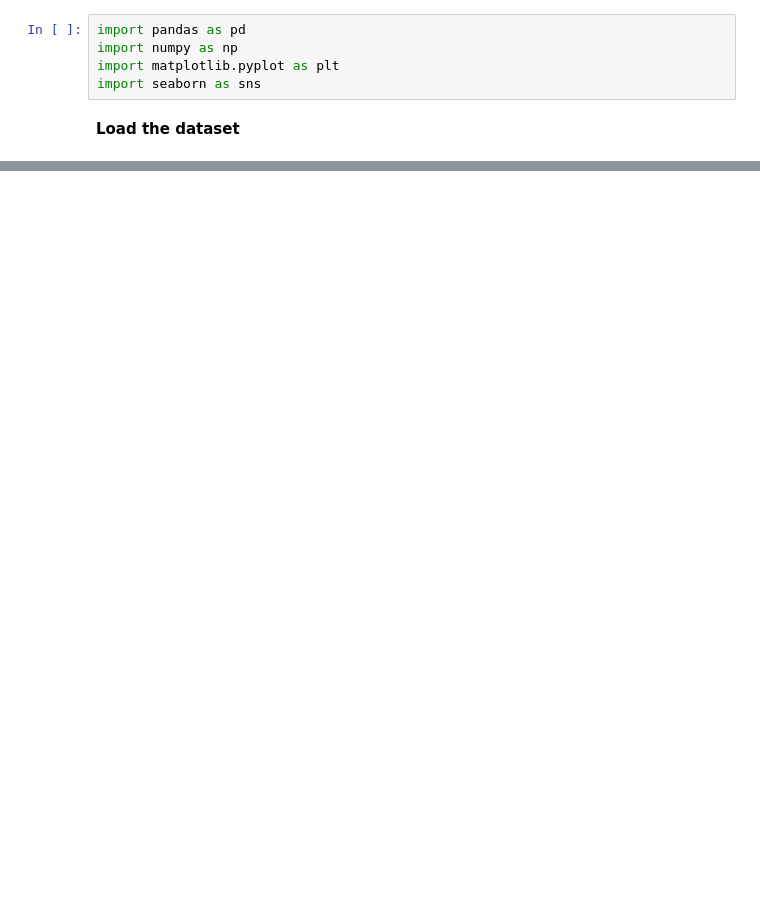
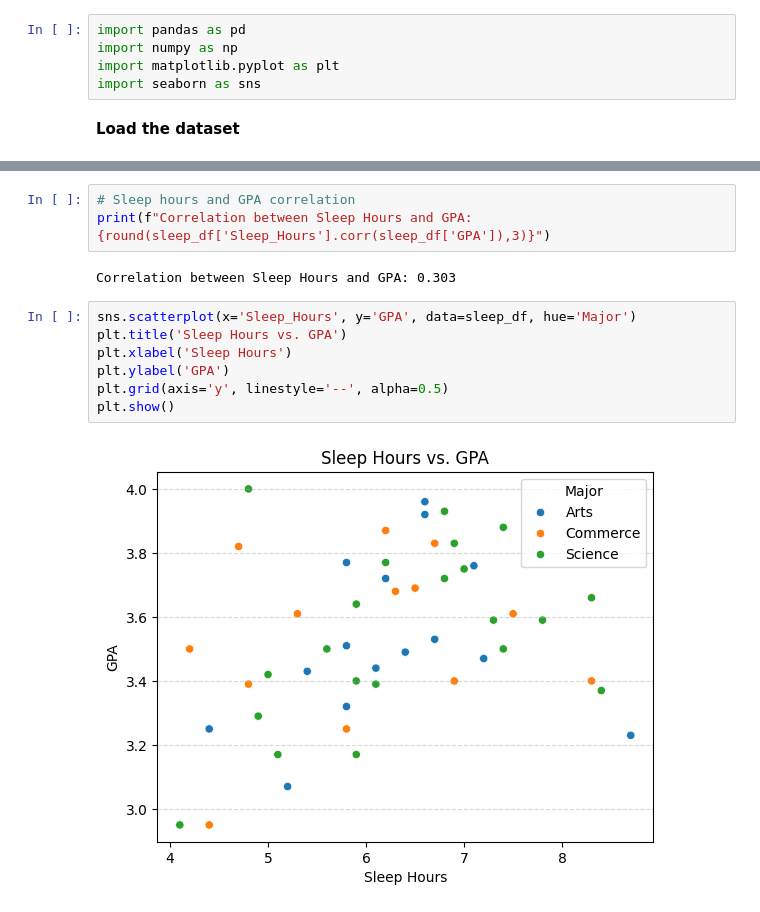
Before and after one commit to SyusufWaliyyi/ArewaDSF_ML_Assigment, a Jupyter notebook: week_3/week_3.ipynb, the cells around one changed output, grey strips where cells are left out. Saved outputs shown, nothing was run; the diff lists cells and outputs as text; blank space fills up the shorter version.

```diff
--- a/week_3/week_3.ipynb
+++ b/week_3/week_3.ipynb
@@ -105,0 +84,14 @@ plt.show()
+# %%
+# Sleep hours and GPA correlation
+print(f"Correlation between Sleep Hours and GPA: {round(sleep_df['Sleep_Hours'].corr(sleep_df['GPA']),3)}")
+# %% [output]
+Correlation between Sleep Hours and GPA: 0.303
+# %%
+sns.scatterplot(x='Sleep_Hours', y='GPA', data=sleep_df, hue='Major')
+plt.title('Sleep Hours vs. GPA')
+plt.xlabel('Sleep Hours')
+plt.ylabel('GPA')
+plt.grid(axis='y', linestyle='--', alpha=0.5)
+plt.show()
+# %% [output]
+[figure, added]
```
Also changed, not shown: parts of 20 cells of this notebook, 2 other files.
